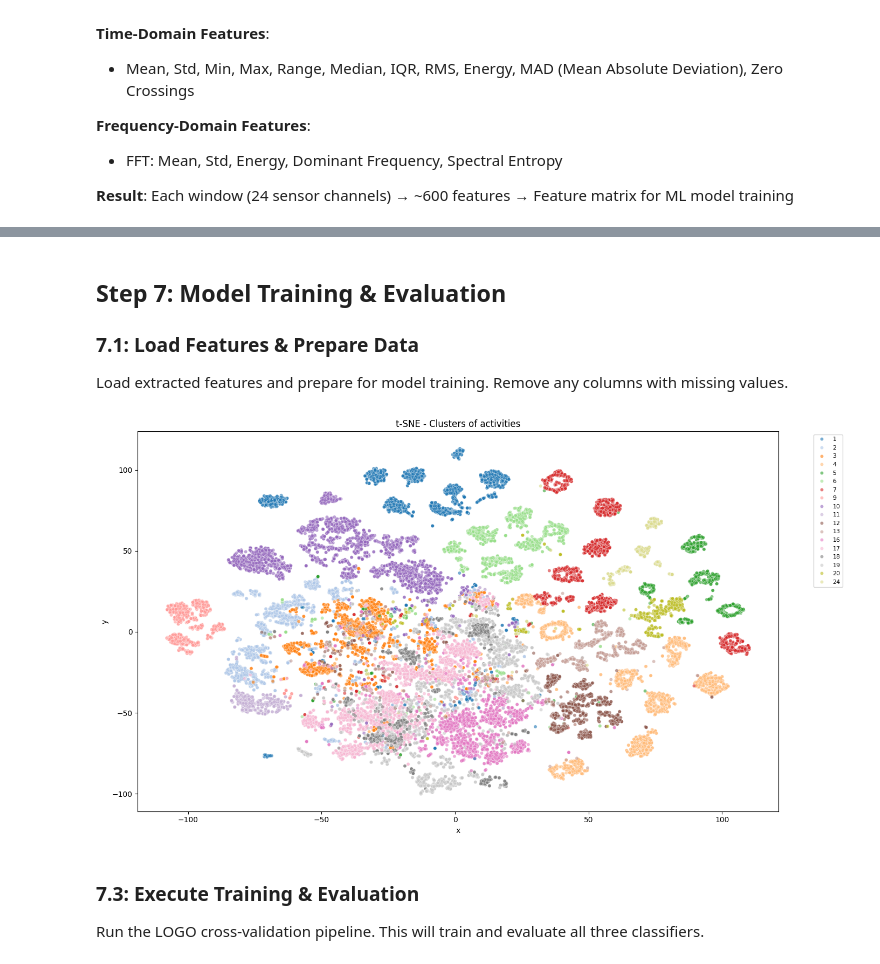
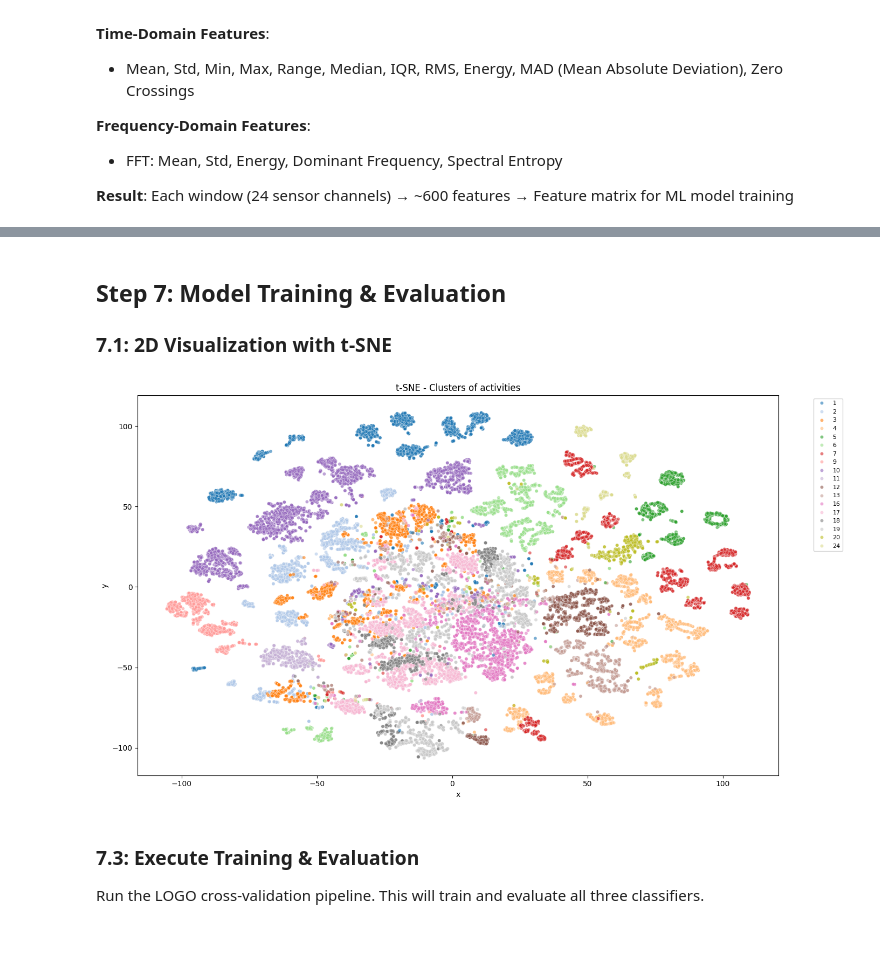
Before and after one commit to Ba-Hi/HAR, a Jupyter notebook: ML_models/main_pamap2.ipynb, the cells around one changed output, grey strips where cells are left out. Cells and saved outputs as stored; diff of their text form; code cells hidden in the pictures.

```diff
--- a/ML_models/main_pamap2.ipynb
+++ b/ML_models/main_pamap2.ipynb
@@ -268,7 +268,7 @@ def drop_activity_and_columns(df, unnecessary_columns, activity_id=0) :
     df = df.drop(columns=unnecessary_columns)
     return df
 
-df = drop_activity_and_columns(df)
+df = drop_activity_and_columns(df, unnecessary_columns)
 # %% [markdown]
 ### 3.2: Analyze Missing Values
 Check for missing data in sensor readings. High missingness in some sensors may require removal or imputation.
@@ -971,7 +1018,5 @@ Windowed dataset statistics:
 # %% [markdown]
 ## Step 7: Model Training & Evaluation
 
-### 7.1: Load Features & Prepare Data
-
-Load extracted features and prepare for model training. Remove any columns with missing values.
+### 7.1: 2D Visualization with t-SNE
 # %%
@@ -990,19 +1039,19 @@ Load extracted features and prepare for model training. Remove any columns with
 # %%
-# plt.figure(figsize=(14, 8))
-# sns.scatterplot(
-#     data=tsne_df,
-#     x='x', y='y',
-#     hue='activity',
-#     palette='tab20',
-#     alpha=0.6,
-#     s=20
-# )
-# plt.title('t-SNE - Clusters of activities')
-# plt.legend(bbox_to_anchor=(1.05, 1), loc='upper left', fontsize=8)
-# plt.tight_layout()
-# plt.show()
+plt.figure(figsize=(14, 8))
+sns.scatterplot(
+     data=tsne_df,
+     x='x', y='y',
+     hue='activity',
+     palette='tab20',
+     alpha=0.6,
+     s=20
+)
+plt.title('t-SNE - Clusters of activities')
+plt.legend(bbox_to_anchor=(1.05, 1), loc='upper left', fontsize=8)
+plt.tight_layout()
+plt.show()
 # %% [output]
-[figure, old version]
+[figure, new version]
 # %% [markdown]
 ### 7.3: Execute Training & Evaluation
 
```
Also changed, not shown: parts of 32 cells of this notebook.
